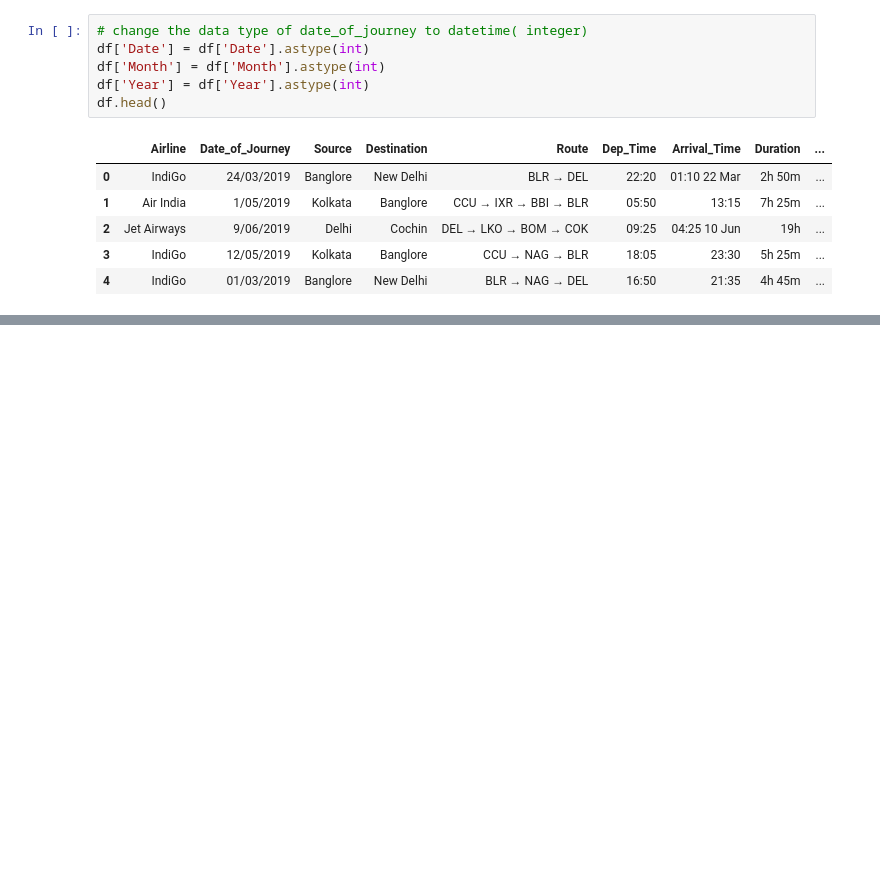
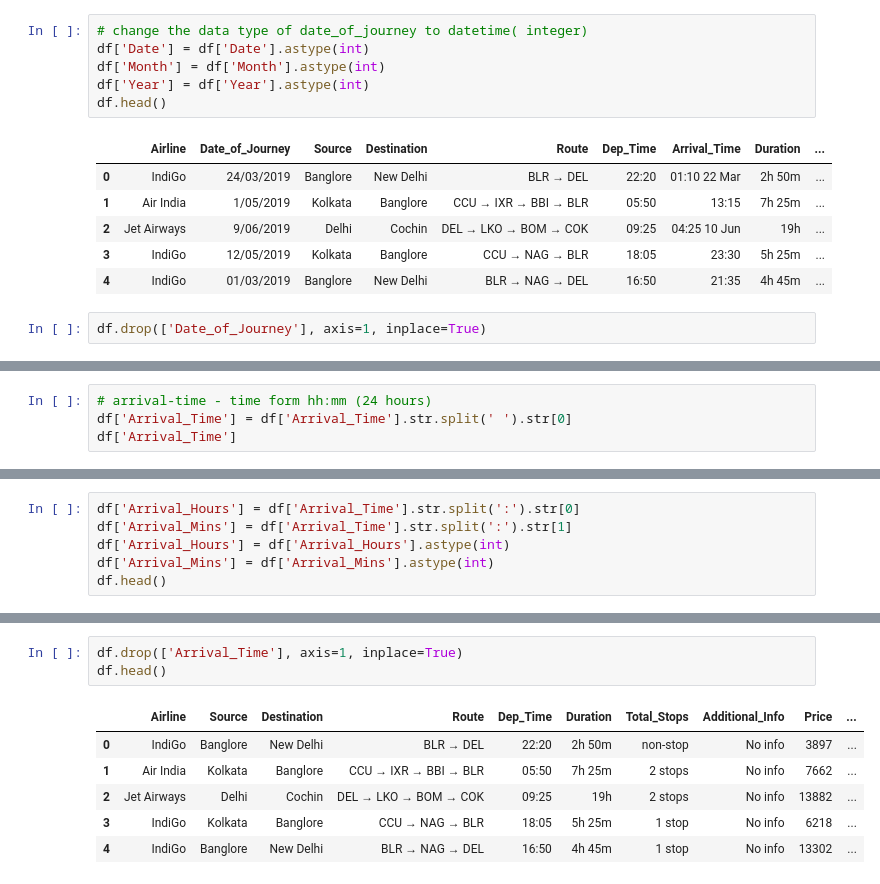
Before and after one commit to abhik12295/Data-Science-Learning, a Jupyter notebook: Core ML Topics/3. EDA & FE with Datasets/Flight_price.ipynb, the cells around one changed output, grey strips where cells are left out. Cells and saved outputs as stored; diff of their text form; blank space fills up the shorter version.

```diff
--- a/Core ML Topics/3. EDA & FE with Datasets/Flight_price.ipynb
+++ b/Core ML Topics/3. EDA & FE with Datasets/Flight_price.ipynb
@@ -149,3 +151,5 @@ df.head()
 | 2 | Jet Airways | 9/06/2019 | Delhi | Cochin | DEL → LKO → BOM → COK | 09:25 | 04:25 10 Jun | 19h | ... |
 | 3 | IndiGo | 12/05/2019 | Kolkata | Banglore | CCU → NAG → BLR | 18:05 | 23:30 | 5h 25m | ... |
 | 4 | IndiGo | 01/03/2019 | Banglore | New Delhi | BLR → NAG → DEL | 16:50 | 21:35 | 4h 45m | ... |
+# %%
+df.drop(['Date_of_Journey'], axis=1, inplace=True)
@@ -151,0 +165,4 @@ df.head()
+# %%
+# arrival-time - time form hh:mm (24 hours)
+df['Arrival_Time'] = df['Arrival_Time'].str.split(' ').str[0]
+df['Arrival_Time']
@@ -151,0 +191,6 @@ df.head()
+# %%
+df['Arrival_Hours'] = df['Arrival_Time'].str.split(':').str[0]
+df['Arrival_Mins'] = df['Arrival_Time'].str.split(':').str[1]
+df['Arrival_Hours'] = df['Arrival_Hours'].astype(int)
+df['Arrival_Mins'] = df['Arrival_Mins'].astype(int)
+df.head()
@@ -151,0 +204,10 @@ df.head()
+# %%
+df.drop(['Arrival_Time'], axis=1, inplace=True)
+df.head()
+# %% [output]
+|  | Airline | Source | Destination | Route | Dep_Time | Duration | Total_Stops | Additional_Info | Price | ... |
+| 0 | IndiGo | Banglore | New Delhi | BLR → DEL | 22:20 | 2h 50m | non-stop | No info | 3897 | ... |
+| 1 | Air India | Kolkata | Banglore | CCU → IXR → BBI → BLR | 05:50 | 7h 25m | 2 stops | No info | 7662 | ... |
+| 2 | Jet Airways | Delhi | Cochin | DEL → LKO → BOM → COK | 09:25 | 19h | 2 stops | No info | 13882 | ... |
+| 3 | IndiGo | Kolkata | Banglore | CCU → NAG → BLR | 18:05 | 5h 25m | 1 stop | No info | 6218 | ... |
+| 4 | IndiGo | Banglore | New Delhi | BLR → NAG → DEL | 16:50 | 4h 45m | 1 stop | No info | 13302 | ... |
```
Also changed, not shown: parts of 8 cells of this notebook.
